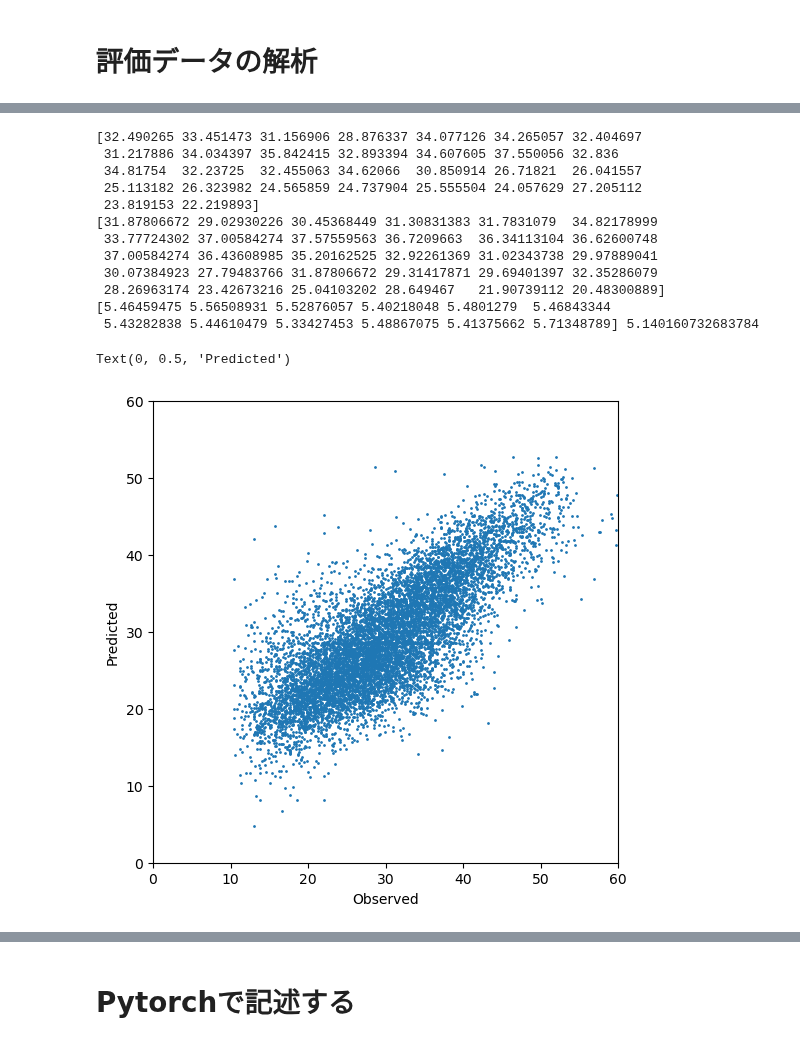
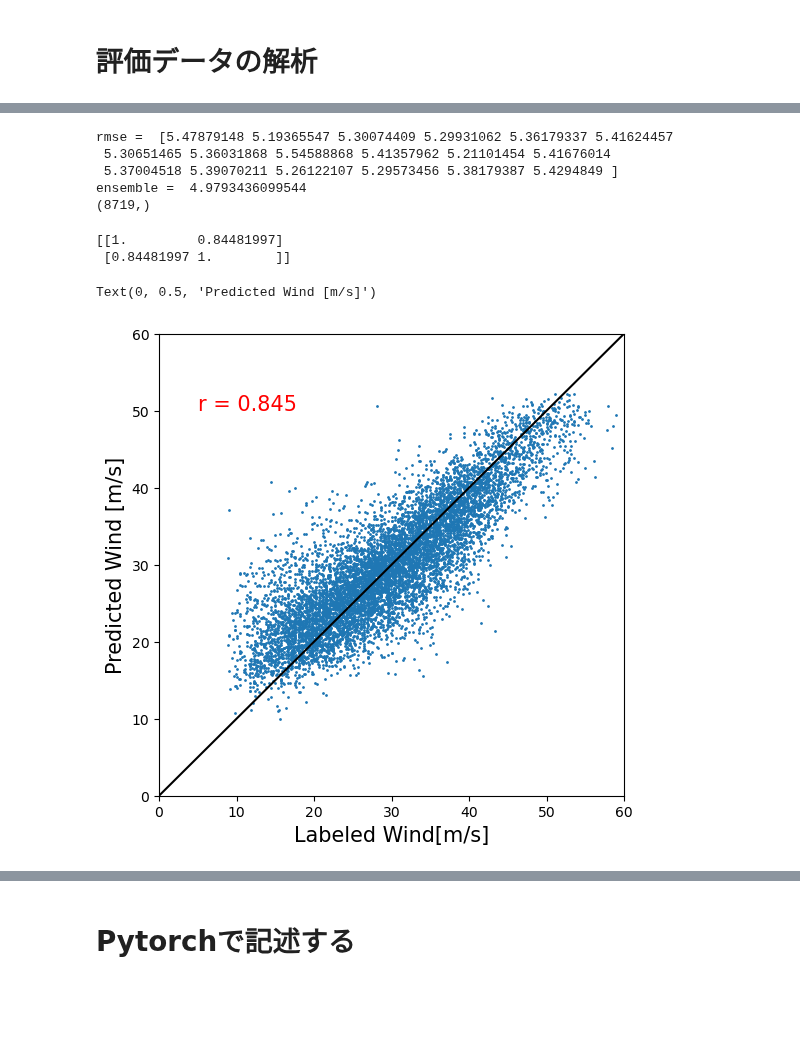
Before and after one commit to Yuumae1/machine_learning, a Jupyter notebook: notebook/geosciAI2024.ipynb, the cells around one changed output, grey strips where cells are left out. Drawn from its saved outputs; the diff is of its cells as text; code cells hidden in the pictures; blank space fills up the shorter version.

```diff
--- a/notebook/geosciAI2024.ipynb
+++ b/notebook/geosciAI2024.ipynb
@@ -541,22 +541,24 @@ import pandas as pd
 from datetime import datetime
 result_dir = '/home/maeda/machine_learning/results/geosciAI24/predict/'
 
-ans_mean, ans_std =  30.16864997588459, 8.726771295021933
+#ans_mean, ans_std =  30.16864997588459, 8.726771295021933
+ans_mean, ans_std =  29.779344444960305, 9.36434373948227
 scores = []
 predicts = []
-box = [0, 1, 3, 4, 6, 7, 8, 12, 13, 14, 16, 19]
+box = [0, 1, 2, 3, 4, 7, 12, 13, 14, 16, 18, 19, 20, 21, 22, 23, 24, 26]
+#box = np.arange(11)
 for j in box:
-    result_file = result_dir + f"predict_test{(j):03}.npz"
+    result_file = result_dir + f"predict8_test{(j):03}.npz"
 
     df = np.load(result_file)
     scores.append(df['score'])
     predicts.append(df['predict'][:,0])
     print(df['predict'].shape)
-
 scores = np.array(scores)
 print(scores)
 predicts = np.array(predicts)
 ans = df['ans']
-
-print(scores.shape, predicts.shape, ans.shape)
+time = df['time']
+ymdh = [datetime.strptime(t, "%HZ%d%b%Y").strftime('%Y%m%d%H') for t in time]
+print(scores.shape, predicts.shape, ans.shape, time.shape)
 # %% [output]
@@ -578,21 +582,17 @@ print(scores.shape, predicts.shape, ans.shape)
 # %%
-print(predicts[0, :30])
+#print(predicts[0, :30])
 ans_rcn = ans * ans_std + ans_mean
-print(ans_rcn[:30])
+#print(ans_rcn[:30])
 rmse = np.sqrt(np.mean((ans_rcn - predicts)**2, axis=1))
-rmse_ensemble = np.sqrt(np.mean((ans_rcn - predicts.mean(axis=0))**2))
+ensemble = predicts.mean(axis=0)
+spread = np.std(predicts, axis=0)
+rmse_ensemble = np.sqrt(np.mean((ans_rcn - ensemble)**2))
 
-print(rmse, rmse_ensemble)
+print('rmse = ', rmse)
+print('ensemble = ', rmse_ensemble)
 # %% [output]
-[32.490265 33.451473 31.156906 28.876337 34.077126 34.265057 32.404697
- 31.217886 34.034397 35.842415 32.893394 34.607605 37.550056 32.836
- 34.81754  32.23725  32.455063 34.62066  30.850914 26.71821  26.041557
- 25.113182 26.323982 24.565859 24.737904 25.555504 24.057629 27.205112
- 23.819153 22.219893]
-[31.87806672 29.02930226 30.45368449 31.30831383 31.7831079  34.82178999
- 33.77724302 37.00584274 37.57559563 36.7209663  36.34113104 36.62600748
- 37.00584274 36.43608985 35.20162525 32.92261369 31.02343738 29.97889041
- 30.07384923 27.79483766 31.87806672 29.31417871 29.69401397 32.35286079
- 28.26963174 23.42673216 25.04103202 28.649467   21.90739112 20.48300889]
-[5.46459475 5.56508931 5.52876057 5.40218048 5.4801279  5.46843344
- 5.43282838 5.44610479 5.33427453 5.48867075 5.41375662 5.71348789] 5.140160732683784
+rmse =  [5.47879148 5.19365547 5.30074409 5.29931062 5.36179337 5.41624457
+ 5.30651465 5.36031868 5.54588868 5.41357962 5.21101454 5.41676014
+ 5.37004518 5.39070211 5.26122107 5.29573456 5.38179387 5.4294849 ]
+ensemble =  4.9793436099544
+(8719,)
@@ -601,11 +599,20 @@ ensemble = predicts.mean(axis=0)
+# %%
+# 相関係数の計算
+r = np.corrcoef(ans_rcn, ensemble)
+print(r)
+# %% [output]
+[[1.         0.84481997]
+ [0.84481997 1.        ]]
 # %%
 plt.figure(figsize=(6, 6))
-plt.scatter(ans_rcn, predicts[0], s=1)
+plt.scatter(ans_rcn, ensemble, s=1)
+plt.text(5, 50, 'r = {:.3f}'.format(r[0,1]), fontsize=15, c='r')
+plt.plot([0, 60], [0,60], color="black")
 plt.xlim(0, 60)
 plt.ylim(0, 60)
-plt.xlabel('Observed')
-plt.ylabel('Predicted')
+plt.xlabel('Labeled Wind[m/s]', fontsize=15)
+plt.ylabel('Predicted Wind [m/s]', fontsize=15)
 # %% [output]
-Text(0, 0.5, 'Predicted')
+Text(0, 0.5, 'Predicted Wind [m/s]')
-[figure, old version]
+[figure, new version]
 # %%
```
Also changed, not shown: parts of 5 cells of this notebook.
